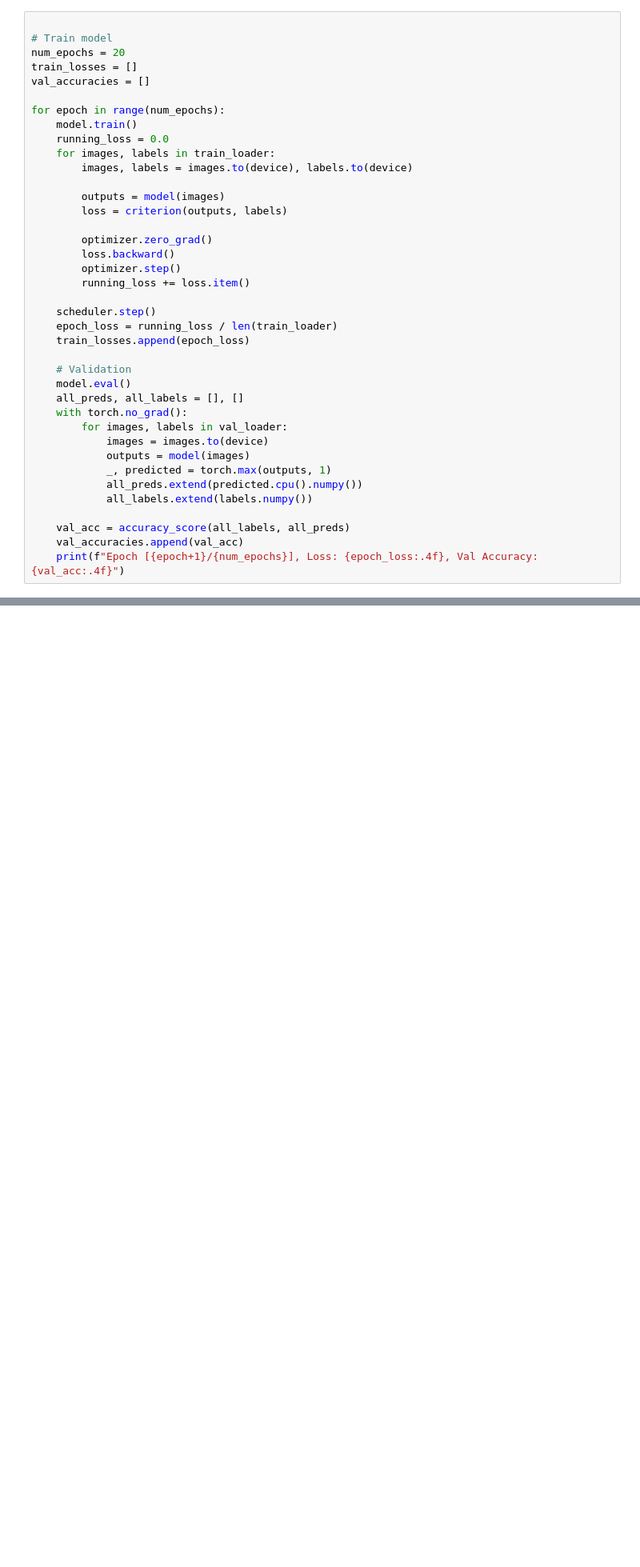
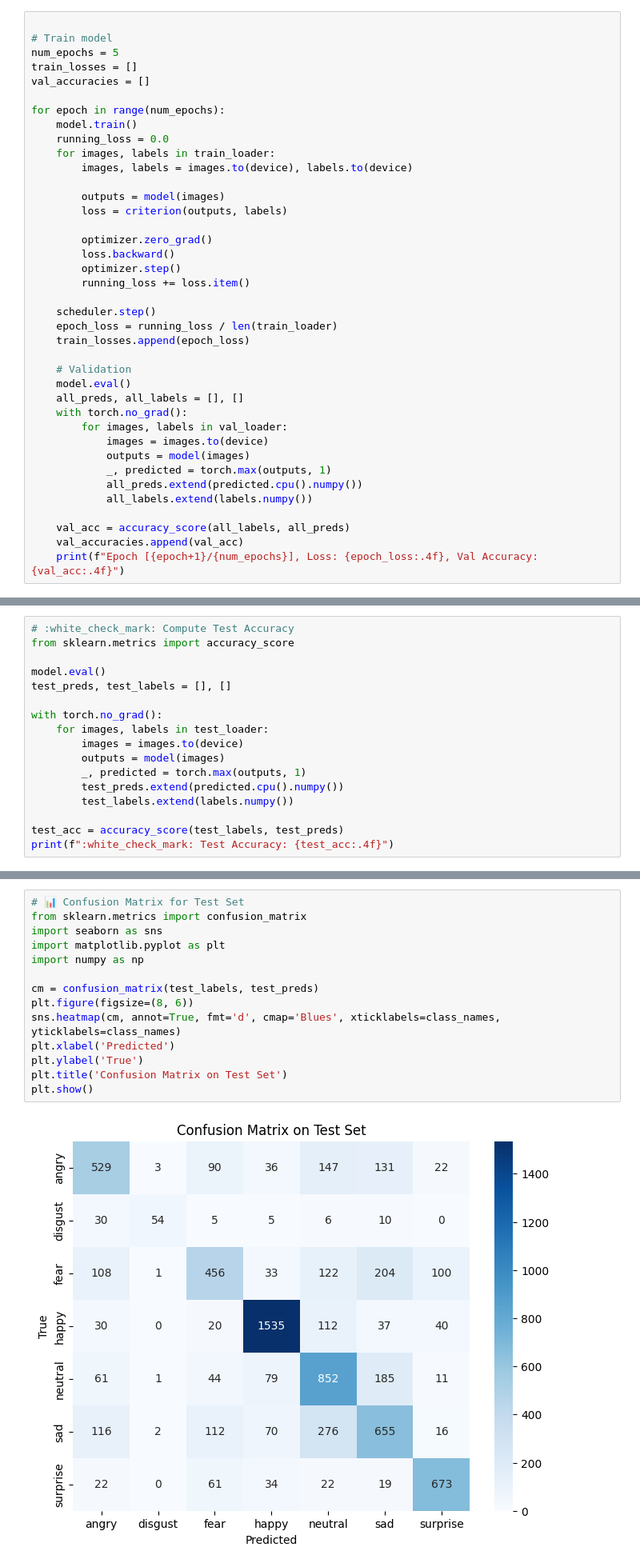
Before and after one commit to ClutchForce/AI-Research, a Jupyter notebook: resent_attention_model.ipynb, the cells around one changed output, grey strips where cells are left out. Shown: that part at 80% size. Cells and saved outputs as stored; diff of their text form; blank space fills up the shorter version.

```diff
--- a/resent_attention_model.ipynb
+++ b/resent_attention_model.ipynb
@@ -137,7 +115,7 @@ Downloading: "https://download.pytorch.org/models/resnet50-0676ba61.pth" to C:\U
 # %%
 
 # Train model
-num_epochs = 20
+num_epochs = 5
 train_losses = []
 val_accuracies = []
 
@@ -213,0 +177,17 @@ Test Accuracy: 0.6737
+# %%
+# :white_check_mark: Compute Test Accuracy
+from sklearn.metrics import accuracy_score
+
+model.eval()
+test_preds, test_labels = [], []
+
+with torch.no_grad():
+    for images, labels in test_loader:
+        images = images.to(device)
+        outputs = model(images)
+        _, predicted = torch.max(outputs, 1)
+        test_preds.extend(predicted.cpu().numpy())
+        test_labels.extend(labels.numpy())
+
+test_acc = accuracy_score(test_labels, test_preds)
+print(f":white_check_mark: Test Accuracy: {test_acc:.4f}")
@@ -213,0 +196,16 @@ Test Accuracy: 0.6737
+# %%
+# 📊 Confusion Matrix for Test Set
+from sklearn.metrics import confusion_matrix
+import seaborn as sns
+import matplotlib.pyplot as plt
+import numpy as np
+
+cm = confusion_matrix(test_labels, test_preds)
+plt.figure(figsize=(8, 6))
+sns.heatmap(cm, annot=True, fmt='d', cmap='Blues', xticklabels=class_names, yticklabels=class_names)
+plt.xlabel('Predicted')
+plt.ylabel('True')
+plt.title('Confusion Matrix on Test Set')
+plt.show()
+# %% [output]
+[figure, added]
```
Also changed, not shown: parts of 9 cells of this notebook.
